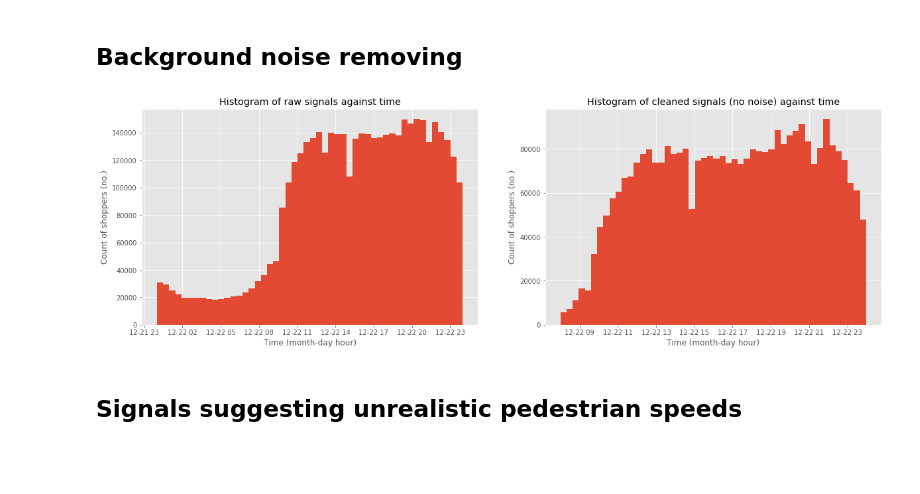
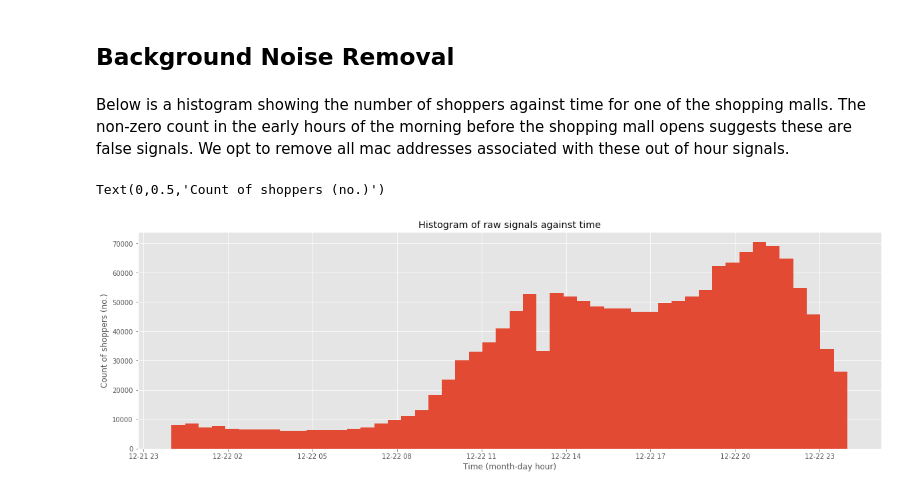
Before and after one commit to Beaulieu318/msci-complexity-project, a Jupyter notebook: msci/cleaning/basic_cleaning.ipynb, the cells around one changed output. Saved outputs shown, nothing was run; the diff lists cells and outputs as text; code cells hidden in the pictures; blank space fills up the shorter version.

```diff
--- a/msci/cleaning/basic_cleaning.ipynb
+++ b/msci/cleaning/basic_cleaning.ipynb
@@ -23,0 +28,18 @@ shopper_df.date_time = shopper_df.date_time.astype('datetime64[ns]')
+# %%
+COLUMNS_TO_IMPORT = ['mac_address', 'date_time', 'location', 'store_id', 'x', 'y']
+
+shopper_df = pd.read_csv('../data/bag_mus_12-22-2016.csv', usecols=COLUMNS_TO_IMPORT)
+shopper_df.date_time = shopper_df.date_time.astype('datetime64[ns]')
+
+#hl_df = shopper_df[shopper_df['location'] == 'Home & Leisure']
+#mm_df = shopper_df[shopper_df['location'] == 'Mall of Mauritius']
+p_df = shopper_df[shopper_df['location'] == 'Phoenix Mall']
+
+minimum = 10
+speed = 3
+
+# locations = [
+#     {'name': 'home', 'df': hl_df, 'open_time': '09:30:00', 'close_time': '20:00:00'},
+#     {'name': 'mauritius', 'df': mm_df, 'open_time': '09:30:00', 'close_time': '21:00:00'},
+#     {'name': 'phoenix', 'df': p_df, 'open_time': '09:30:00', 'close_time': '18:00:00'}
+# ]
@@ -24,2 +50,4 @@ shopper_df.date_time = shopper_df.date_time.astype('datetime64[ns]')
+# %%
+p_df = cda.remove_duplicates(p_df)
 # %% [markdown]
-## Background noise removing
+## Background Noise Removal
@@ -31,15 +54,11 @@ shopper_no_noise_df = shopper_df[~shopper_df.mac_address.isin(mac_address_out_of
+# %% [markdown]
+Below is a histogram showing the number of shoppers against time for one of the shopping malls. The non-zero count in the early hours of the morning before the shopping mall opens suggests these are false signals. We opt to remove all mac addresses associated with these out of hour signals.
 # %%
-fig, axes = plt.subplots(nrows=1, ncols=2, figsize=(20, 6))
-ax = shopper_df.date_time.hist(bins=50, ax=axes[0])
+fig, axes = plt.subplots(nrows=1, ncols=1, figsize=(20, 6))
+ax = p_df.date_time.hist(bins=50, ax=axes)
 ax.set_title('Histogram of raw signals against time')
 ax.set_xlabel('Time (month-day hour)')
 ax.set_ylabel('Count of shoppers (no.)')
-
-ax = shopper_no_noise_df.date_time.hist(bins=50, ax=axes[1])
-ax.set_title('Histogram of cleaned signals (no noise) against time')
-ax.set_xlabel('Time (month-day hour)')
-ax.set_ylabel('Count of shoppers (no.)');
 # %% [output]
+Text(0,0.5,'Count of shoppers (no.)')
-[figure, old version]
+[figure, new version]
-# %% [markdown]
-## Signals suggesting unrealistic pedestrian speeds
```
Also changed, not shown: parts of 14 cells of this notebook, 1 other file.
